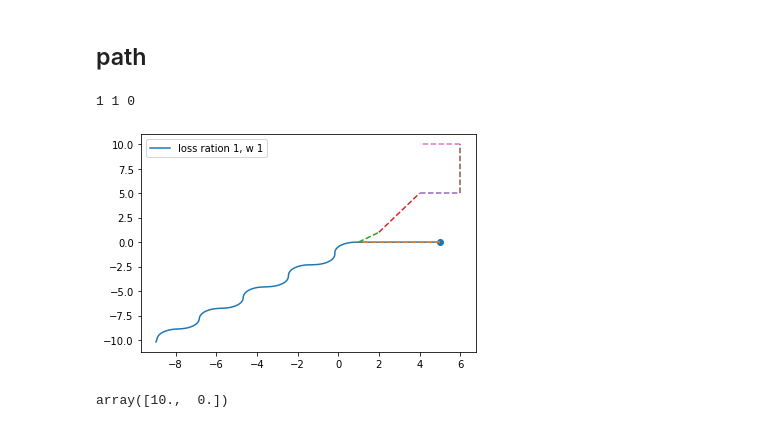
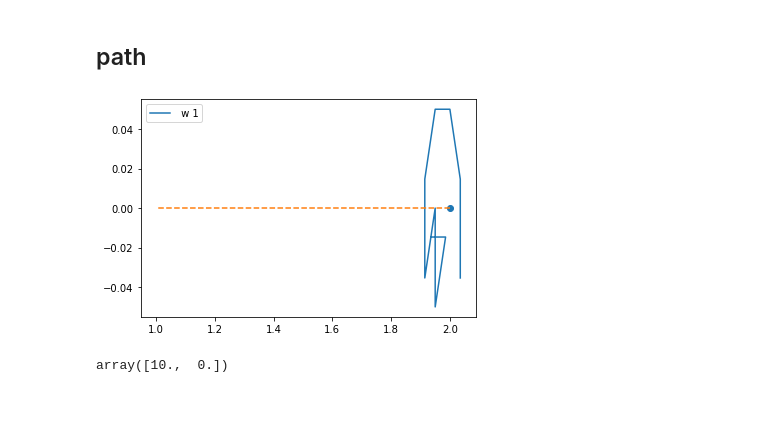
Before and after one commit to Nyctolex/Autonomous-Car, a Jupyter notebook: Path Control/Path Control Mathematics.ipynb, the cells around one changed output. Drawn from its saved outputs; the diff is of its cells as text; code cells hidden in the pictures.

```diff
--- a/Path Control/Path Control Mathematics.ipynb
+++ b/Path Control/Path Control Mathematics.ipynb
@@ -69,8 +70,8 @@ def plot_path(path):
 def point_distance(p1, p2):
     return norm(p2-p1)
 
-def line_point_distance(p1, p2, point):
-    p = p2-p1
+def line_point_distance(line, point):
+    p = line[1]-line[0]
     n = np.array([-p[1],p[0]])
     n_hat = n/norm(n)
     return point@n_hat
@@ -96,3 +97,12 @@ def find_next_section(path, position,current_index, threshold):
     if (not have_passed_section) and (distance_to_end_section(path[current_index], path[current_index+1], position) < threshold):
         return current_index + 1
     return current_index
+
+
+def plot_arc(start_angle, end_angle, radius=0.5, center=(0, 0), **kwargs):
+    ax = plt.gca()
+    if start_angle > end_angle:
+        arc= Arc(center, radius*2, radius*2, angle=0, theta1=end_angle, theta2=start_angle)
+    else:
+        arc= Arc(center, radius*2, radius*2, angle=0, theta1=start_angle, theta2=end_angle)
+    ax.add_patch(arc)
@@ -116,18 +203,3 @@ class PID:
         self.last_error = error
         pid_value = self.kp*error + self.ki*self.int_error + self.kd*ed
         return
-# %%
-p = np.array([1,2])
-p_hat = p/norm(p)
-v = np.array([-1,-1])
-if atan2(p[1], p[0]) - atan2(v[1], v[0]) < 0:
-    n_hat = np.array([p[1], -p[0]])
-else:
-    n_hat = np.array([-p[1], p[0]])
-
-plot_vec(p)
-plot_vec(v)
-plot_vec(n_hat)
-print(n_hat@p)
-atan2(p[1], p[0])
-atan2(p[1], p[0]) - atan2(v[1], v[0])
@@ -569,29 +765,26 @@ def simulation(loss_ratio , w, end_section_threshold, learning_rate, path,initia
 # %%
 import numpy as np
 from numpy.linalg import norm
 import matplotlib.pyplot as plt
 %matplotlib inline
 #hyper parameters
-loss_ratio = 0.5
-kd = loss_ratio
-ka = 1-loss_ratio
 w = 1
 end_section_threshold = 0.1
 initial_velocity = 0.1
-dt = 0.1
-learning_rate = 1
+dt = 0.5
+learning_rate = 0.5
 
-initial_pos = np.array([5,0])
+initial_pos = np.array([2,0])
 #initial parameters
 path = np.array([initial_pos, [1,0], [2,1], [4,5],[6,5], [6, 10], [4,10]])
+path = path[:2]
 loss_ratio = 1
 
-initial_theta = np.pi
+initial_theta = np.pi/2
 
-simulation(loss_ratio , w, end_section_threshold, learning_rate, path,initial_pos, initial_velocity, initial_theta, dt, 2000)
+simulation(w, end_section_threshold, learning_rate, path,initial_pos, initial_velocity, initial_theta, dt, 10)
 # %% [output]
-1 1 0
-[figure, old version]
+[figure, new version]
 # %%
 r = 10
 theta = np.linspace(0, 2*np.pi, 9)
```
Also changed, not shown: parts of 18 cells of this notebook.
